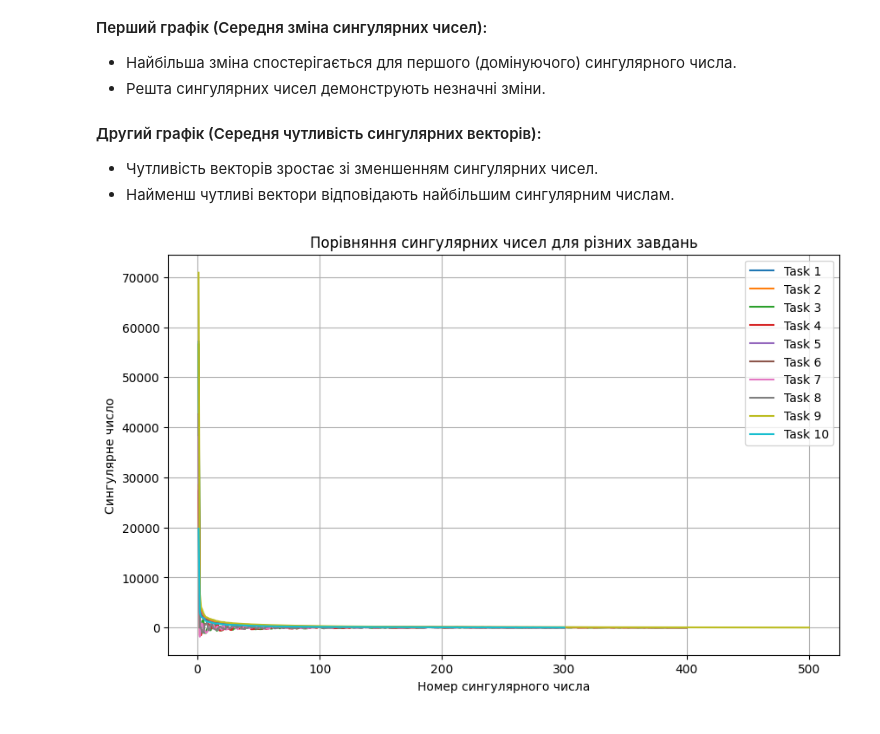
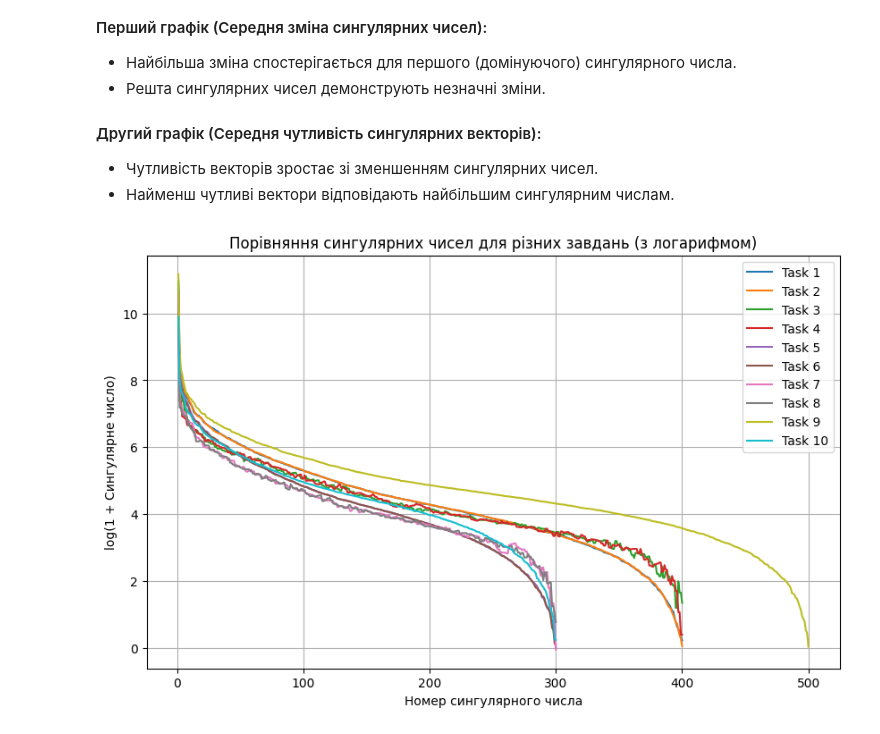
Before and after one commit to dmkravtsov/bezpeka_is, a Jupyter notebook: lr1.ipynb, the cells around one changed output. Drawn from its saved outputs; the diff is of its cells as text; code cells hidden in the pictures.

```diff
--- a/lr1.ipynb
+++ b/lr1.ipynb
@@ -13,7 +13,7 @@ import numpy as np
 import matplotlib.pyplot as plt
 
 # Завантажуємо зображення
-image = cv2.imread("photo_1.jpg")
+image = cv2.imread("img_2.jpg")
 if image is None:
     raise ValueError("Не вдалося завантажити зображення")
 
@@ -155,16 +141,0 @@ print("Кут повороту найбільш чутливого вектор
-# %%
-# Обчислюємо практичну чутливість сингулярних векторів
-vector_sensitivity = []
-
-for i in range(U.shape[1]):  # Перебираємо всі вектори
-    norm_difference = np.linalg.norm(U[:, i] - U_noisy[:, i])  # Норма різниці векторів
-    vector_sensitivity.append(norm_difference)
-
-# Будуємо графік залежності чутливості від номера вектора
-plt.figure(figsize=(10, 6))
-plt.plot(range(1, len(vector_sensitivity) + 1), vector_sensitivity, marker='o', linestyle='-', color='r')
-plt.title("Чутливість сингулярних векторів до збурення")
-plt.xlabel("Номер вектора")
-plt.ylabel("Чутливість (норма різниці)")
-plt.grid(True)
-plt.show()
@@ -368,9 +601,9 @@ plt.show()
 # %%
 import numpy as np
 import matplotlib.pyplot as plt
+import cv2
 
 # Ініціалізація параметрів для порівняння
-# Повний список параметрів для порівняння всіх завдань
 params = [
     {"K": "G", "N": 400, "decomposition": "SVD", "noise_type": "Gaussian", "noise_param": 0.0001},
     {"K": "B", "N": 400, "decomposition": "SVD", "noise_type": "Multiplicative", "noise_param": 0.0001},
@@ -382,10 +615,7 @@ params = [
     {"K": "G", "N": 300, "decomposition": "Spectral", "noise_type": "Multiplicative", "noise_param": 0.00001},
     {"K": "G", "N": 500, "decomposition": "SVD", "noise_type": "Custom", "noise_param": None},
     {"K": "B", "N": 300, "decomposition": "SVD", "noise_type": "Custom", "noise_param": None},
-    {"K": "G", "N": 500, "decomposition": "Spectral", "noise_type": "Custom", "noise_param": None},
-    {"K": "B", "N": 300, "decomposition": "Spectral", "noise_type": "Custom", "noise_param": None}
 ]
-
 
 # Функція для виконання завдань
 def compare_task(image, param):
@@ -408,43 +638,43 @@ def compare_task(image, param):
     elif param["noise_type"] == "Poisson":
         noise = np.random.poisson(param["noise_param"], matrix_A.shape)
     elif param["noise_type"] == "Custom":
-        # Наприклад: Матриця випадкових збурень з малими значеннями
-        noise = np.random.uniform(-5, 5, matrix_A.shape)  # Можна налаштувати інший метод
+        noise = np.random.uniform(-5, 5, matrix_A.shape)
     else:
         raise ValueError("Невідомий тип шуму")
     noisy_matrix_A = np.clip(matrix_A + noise, 0, 255)
 
     # Виконання розкладання
     if param["decomposition"] == "SVD":
         _, singular_values, _ = np.linalg.svd(noisy_matrix_A, full_matrices=False)
     elif param["decomposition"] == "Spectral":
         singular_values = np.linalg.eigvals(noisy_matrix_A)
     else:
         raise ValueError("Невідомий тип розкладання")
 
     return singular_values
-
 
 # Завантаження зображення
 image = cv2.imread("photo_1.jpg")
 if image is None:
     raise ValueError("Не вдалося завантажити зображення")
 
 # Порівняння варіантів завдань
 results = []
 for param in params[:10]:
     singular_values = compare_task(image, param)
     results.append(singular_values)
 
 # Побудова графіків для порівняння
 plt.figure(figsize=(10, 6))
 for i, singular_values in enumerate(results):
-    plt.plot(range(1, len(singular_values) + 1), singular_values, label=f"Task {i+1}")
-plt.title("Порівняння сингулярних чисел для різних завдань")
+    # Використовуємо логарифм для сингулярних чисел
+    log_singular_values = np.log1p(singular_values)  # log(1 + x), щоб уникнути проблем з нулями
+    plt.plot(range(1, len(log_singular_values) + 1), log_singular_values, label=f"Task {i+1}")
+plt.title("Порівняння сингулярних чисел для різних завдань (з логарифмом)")
 plt.xlabel("Номер сингулярного числа")
-plt.ylabel("Сингулярне число")
+plt.ylabel("log(1 + Сингулярне число)")
 plt.legend()
 plt.grid(True)
 plt.show()
 # %% [output]
-[figure, old version]
+[figure, new version]
```
Also changed, not shown: parts of 30 cells of this notebook.
